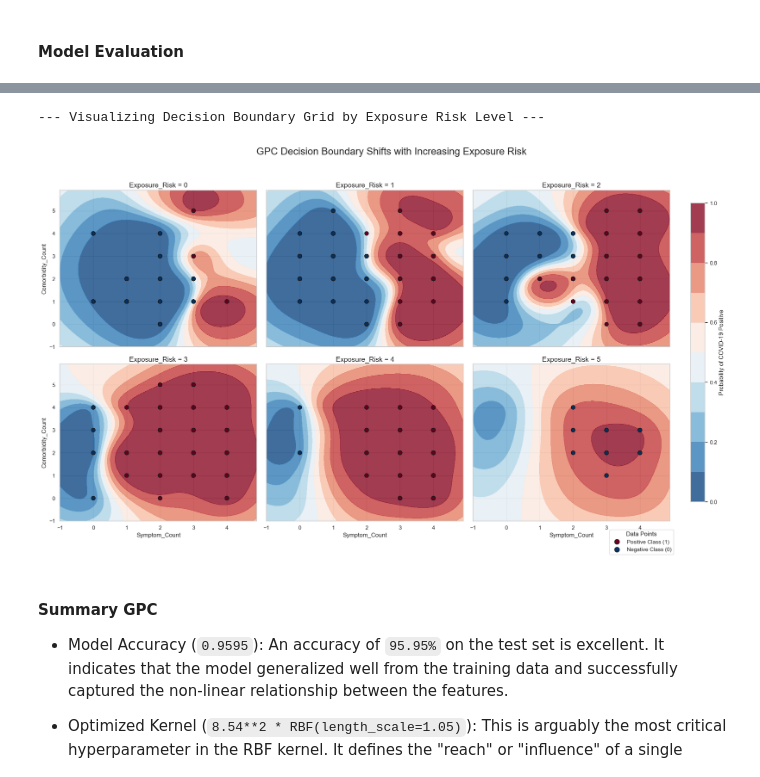
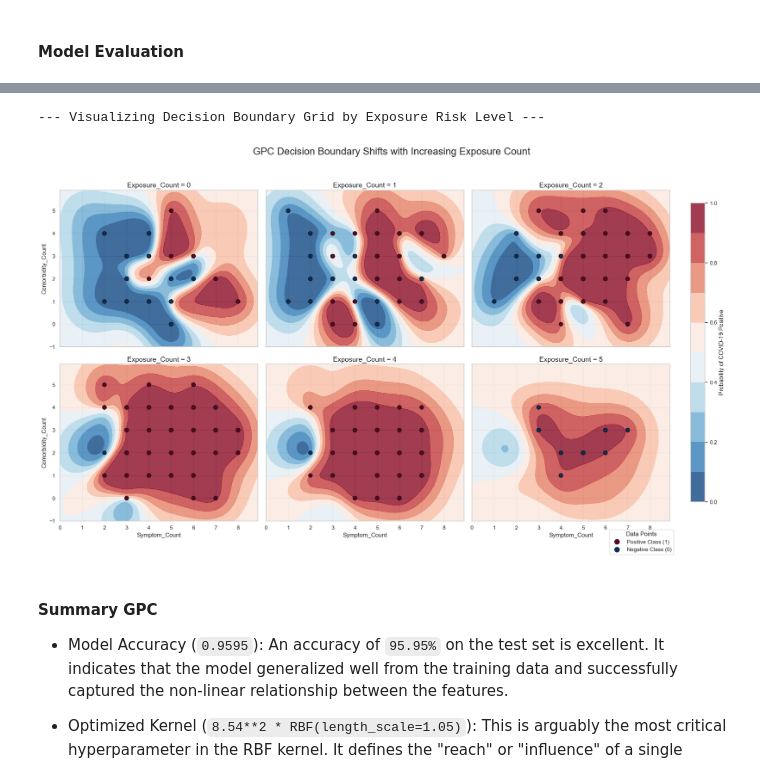
Before and after one commit to IzamAriff/BDA_PROJECT, a Jupyter notebook: main.ipynb, the cells around one changed output, grey strips where cells are left out. Drawn from its saved outputs; the diff is of its cells as text; code cells hidden in the pictures.

```diff
--- a/main.ipynb
+++ b/main.ipynb
@@ -474,7 +576,7 @@ import pandas as pd
 # 1. Engineer the count features
 # These columns will store the total number of symptoms, exposures, etc., for each person.
 clean_df['Symptom_Count'] = clean_df[symptoms].sum(axis=1)
-clean_df['Exposure_Factor_Count'] = clean_df[exposure_factors].sum(axis=1)
+clean_df['Exposure_Count'] = clean_df[exposure_factors].sum(axis=1)
 clean_df['Comorbidity_Count'] = clean_df[comorbidities].sum(axis=1)
 
 # 2. Create a grid of plots for comparison
@@ -994,12 +1228,11 @@ plt.show()
 fig, ax = plt.subplots(figsize=(10, 7))
 
 # Calculate correlations for original features
-comorbidities = ['Diabetes', 'Heart Disease', 'Asthma', 'Chronic Lung Disease', 'Hyper Tension']
-original_features = ['Fever', 'Dry Cough', 'Breathing Problem', 'Contact with COVID Patient', 'Diabetes', 'Heart Disease', 'Asthma', 'Chronic Lung Disease', 'Hyper Tension']
+original_features = ['Sore throat', 'Dry Cough', 'Breathing Problem', 'Contact with COVID Patient', 'Abroad travel', 'Attended Large Gathering', 'Diabetes', 'Chronic Lung Disease', 'Hyper Tension']
 original_corr = clean_df[original_features + ['COVID-19']].corr()['COVID-19'].drop('COVID-19')
 
 # Calculate correlations for engineered features
-engineered_features = ['Symptom_Count', 'High_Risk_Exposure', 'Exposure_Factor_Count', 'Comorbidity_Count', 'Comodbidity_Risk']
+engineered_features = ['Symptom_Count', 'Symptom_Risk', 'Symptom_High_Risk', 'Exposure_Count', 'Exposure_Risk', 'Exposure_High_Risk','Comorbidity_Count', 'Comorbidity_Risk', 'Comorbidity_High_Risk']
 engineered_corr = clean_df[engineered_features + ['COVID-19']].corr()['COVID-19'].drop('COVID-19')
 
 # Combine correlations
@@ -1177,26 +1454,11 @@ from sklearn.gaussian_process import GaussianProcessClassifier
 from sklearn.gaussian_process.kernels import RBF
 from sklearn.metrics import accuracy_score, classification_report, confusion_matrix
 
-
-# 1. Symptom Count: Total number of key COVID-19 symptoms
-clean_df['Symptom_Count'] = clean_df[symptoms].sum(axis=1)
-
-# 2. Comorbidity Count: Total number of pre-existing conditions
-clean_df['Comorbidity_Count'] = clean_df[comorbidities].sum(axis=1)
-
-# 3. Exposure Risk Score: A simple sum of exposure-related activities
-clean_df['Exposure_Risk'] = clean_df[exposure_factors].sum(axis=1)
-
-print("\nEngineered features created: 'Symptom Count', 'Comorbidity Count', 'Exposure Risk'")
-print("DataFrame with engineered features:")
-print(clean_df[['Symptom_Count', 'Comorbidity_Count', 'Exposure_Risk', 'COVID-19']].head())
-
-
 # --- 3. Model Training with Gaussian Process Classifier ---
 
 print("\n--- Model Training (Gaussian Process Classifier) ---")
 
-engineered_features = ['Symptom_Count', 'Comorbidity_Count', 'Exposure_Risk']
+engineered_features = ['Symptom_Count', 'Comorbidity_Count', 'Exposure_Count']
 X = clean_df[engineered_features]
 y = clean_df['COVID-19']
 
@@ -1261,7 +1514,7 @@ import pandas as pd
 # Select features to plot and the feature to fix
 feature_1_name = 'Symptom_Count'
 feature_2_name = 'Comorbidity_Count'
-fixed_feature_name = 'Exposure_Risk'
+fixed_feature_name = 'Exposure_Count'
 
 # Fix the third feature to its median value from the training set
 fixed_feature_val = X_train[fixed_feature_name].median()
@@ -1349,7 +1602,7 @@ axes = axes.ravel()
 # Define the features for the axes and the feature to iterate over
 feature_1_name = 'Symptom_Count'
 feature_2_name = 'Comorbidity_Count'
-fixed_feature_name = 'Exposure_Risk'
+fixed_feature_name = 'Exposure_Count'
 exposure_levels = range(6) # An array from 0 to 5
 
 # 2. Create a single meshgrid for all plots to ensure consistent axes
@@ -1386,35 +1639,35 @@ for i, level in enumerate(exposure_levels):
     ax.set_title(f'{fixed_feature_name} = {level}', fontsize=14)
 
     # Set axis labels only on the outer plots to reduce clutter
     if i // 3 == 1:  # Bottom row
         ax.set_xlabel(feature_1_name, fontsize=12)
     if i % 3 == 0:  # Left-most column
         ax.set_ylabel(feature_2_name, fontsize=12)
 
 # 4. Finalize the overall figure
 # Add a single, descriptive title for the entire grid
-fig.suptitle('GPC Decision Boundary Shifts with Increasing Exposure Risk', fontsize=20)
+fig.suptitle('GPC Decision Boundary Shifts with Increasing Exposure Count', fontsize=20)
 
 # Adjust layout to prevent titles/labels from overlapping
 fig.tight_layout(rect=[0, 0.05, 0.9, 0.95])
 
 # Add a single, shared colorbar for all subplots
 cbar_ax = fig.add_axes([0.92, 0.15, 0.02, 0.7])
 fig.colorbar(contour, cax=cbar_ax, label='Probability of COVID-19 Positive')
 
 # Add a single, shared legend for the class colors
 legend_elements = [
     Line2D([0], [0], marker='o', color='w', label='Positive Class (1)',
            markerfacecolor=plt.cm.RdBu_r(0.99), markeredgecolor='k', markersize=10),
     Line2D([0], [0], marker='o', color='w', label='Negative Class (0)',
            markerfacecolor=plt.cm.RdBu_r(0.01), markeredgecolor='k', markersize=10)
 ]
 fig.legend(handles=legend_elements, loc='lower right', bbox_to_anchor=(0.9, 0.02), title="Data Points")
 
 plt.show()
 # %% [output]
 --- Visualizing Decision Boundary Grid by Exposure Risk Level ---
-[figure, old version]
+[figure, new version]
 # %% [markdown]
 #### Summary GPC
 
```
Also changed, not shown: parts of 70 cells of this notebook, 1 other file.
